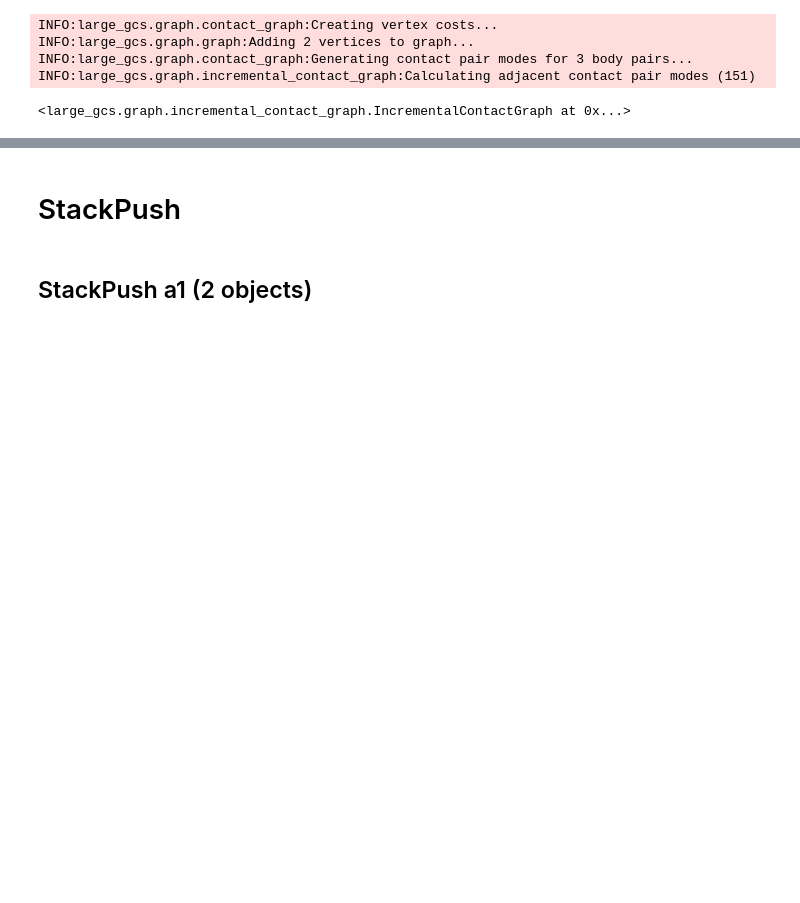
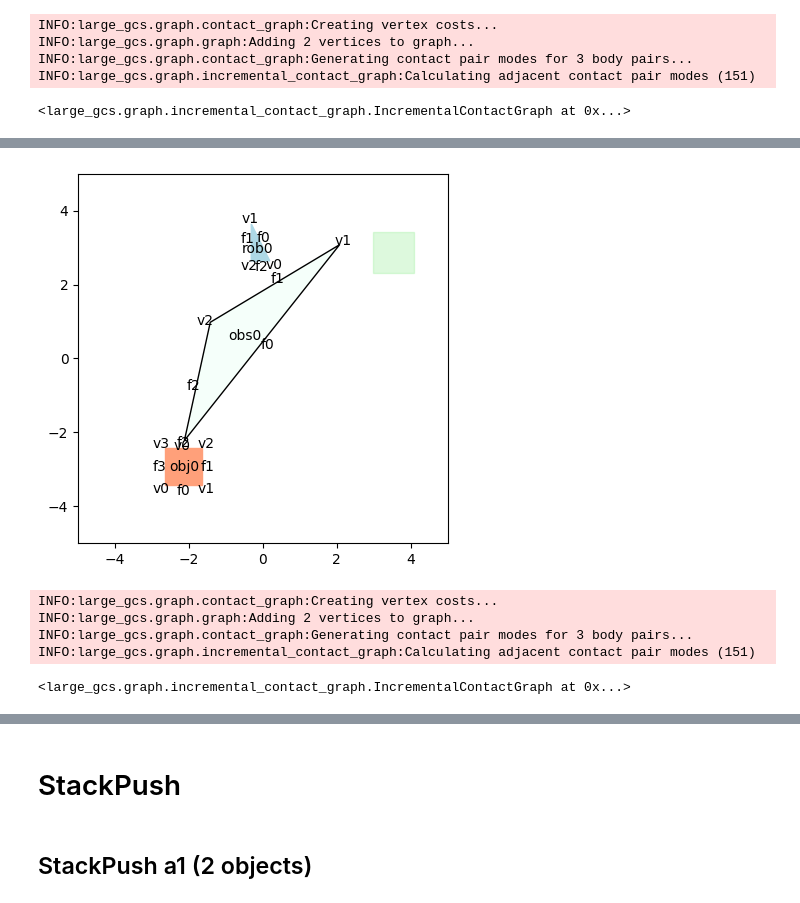
Before and after one commit to shaoyuancc/large_gcs, a Jupyter notebook: scripts/contact_graph_generator.ipynb, the cells around one changed output, grey strips where cells are left out. Saved outputs shown, nothing was run; the diff lists cells and outputs as text; code cells hidden in the pictures; blank space fills up the shorter version.

```diff
--- a/scripts/contact_graph_generator.ipynb
+++ b/scripts/contact_graph_generator.ipynb
@@ -1061,0 +1081,48 @@ INFO:large_gcs.graph.incremental_contact_graph:Calculating adjacent contact pair
+# %%
+# Based on cg_maze_a35 but without the second obstacle
+params = ContactGraphGeneratorParams(
+    name='cg_maze_b2',
+    obs_vertices=[[[-2.124, -2.221],
+        [2.076, 3.079],
+        [-1.424, 0.979]]],
+
+    obj_vertices=[[[1.000, 0.500],
+        [1.000, -0.500],
+        [2.000, -0.500],
+        [2.000, 0.500]]],
+
+    rob_vertices=[[[3.000, 1.000],
+        [3.000, 0.000],
+        [3.500, 0.000]]],
+
+    source_obj_pos=[[-2.137, -2.915]],
+    source_rob_pos=[[-0.147, 2.973]],
+    n_pos_per_set=2,
+    workspace=[[-5,  5],
+       [-5,  5]],
+    target_obj_pos=None,
+    target_rob_pos=None,
+    target_region_params=[
+        ContactRegionParams(
+            region_vertices=[
+                [2.988, 2.325],
+                [4.088, 2.325],
+                [4.088, 3.425],
+                [2.988, 3.425]
+            ],
+            obj_indices=[0],
+            rob_indices=None
+        )]
+)
+generator = ContactGraphGenerator(params)
+generator.plot()
+# %% [output]
+[figure, added]
+# %%
+generator.generate_incremental_contact_graph()
+# %% [output]
+INFO:large_gcs.graph.contact_graph:Creating vertex costs...
+INFO:large_gcs.graph.graph:Adding 2 vertices to graph...
+INFO:large_gcs.graph.contact_graph:Generating contact pair modes for 3 body pairs...
+INFO:large_gcs.graph.incremental_contact_graph:Calculating adjacent contact pair modes (151)
+<large_gcs.graph.incremental_contact_graph.IncrementalContactGraph at 0x...>
```
Also changed, not shown: parts of 3 cells of this notebook, 10 other files.
